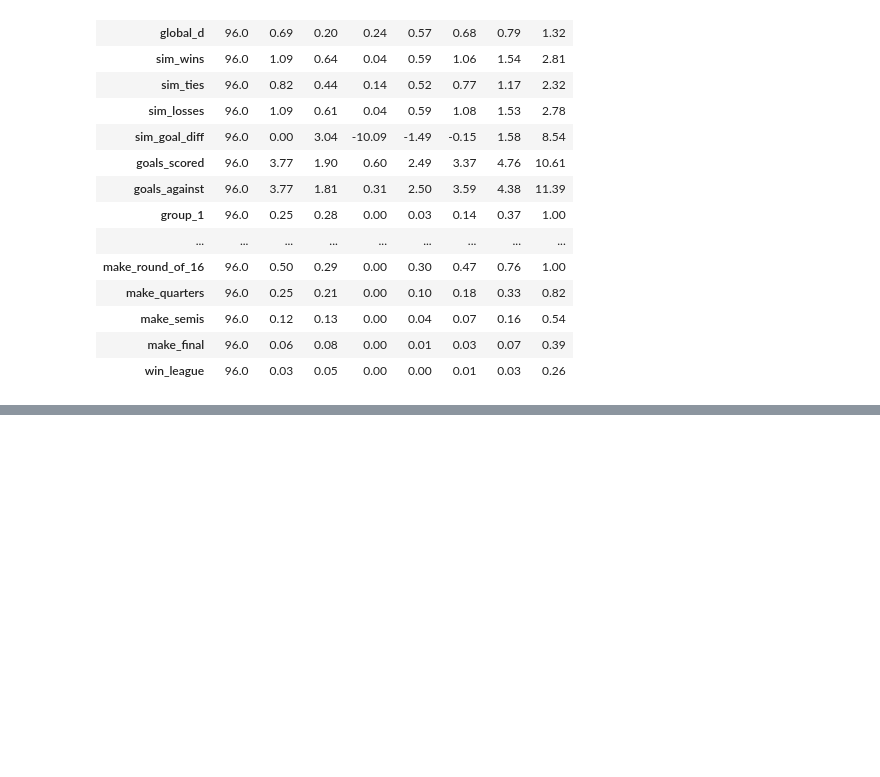
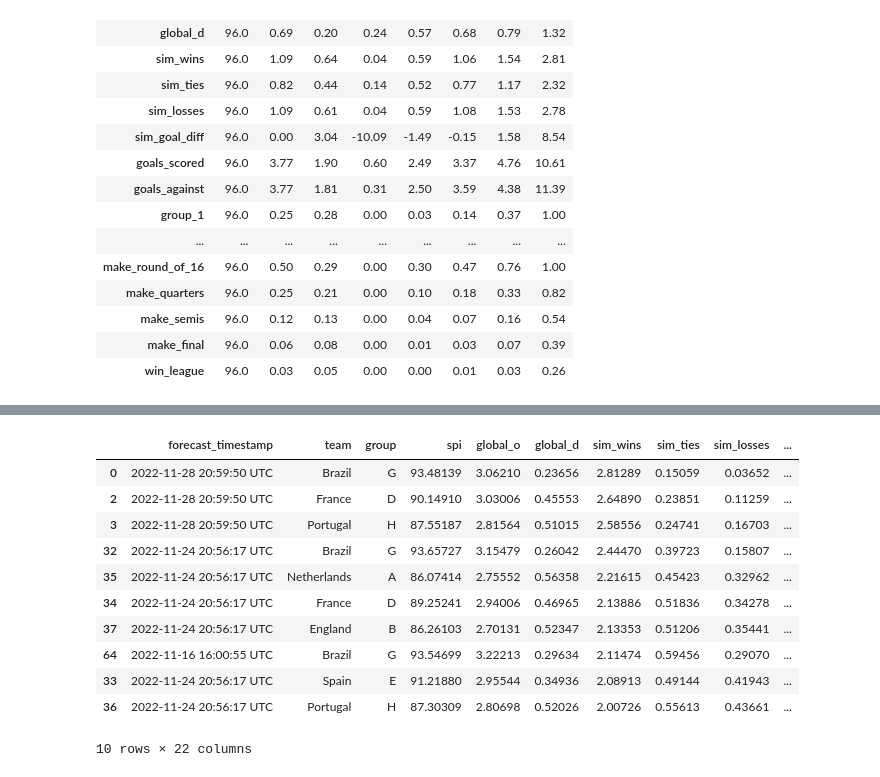
Before and after one commit to Philipp-Bauer/homework-1, a Jupyter notebook: notebooks/04-data-exploration.ipynb, the cells around one changed output, grey strips where cells are left out. Cells and saved outputs as stored; diff of their text form; code cells hidden in the pictures; blank space fills up the shorter version.

```diff
--- a/notebooks/04-data-exploration.ipynb
+++ b/notebooks/04-data-exploration.ipynb
@@ -175,0 +133,18 @@ bar + rule
+# %%
+#top ten goals scored
+df_top_wins = df_world_cup.nlargest(n=10, columns=['sim_wins'])
+
+df_top_wins
+# %% [output]
+|  | forecast_timestamp | team | group | spi | global_o | global_d | sim_wins | sim_ties | sim_losses | ... |
+| 0 | 2022-11-28 20:59:50 UTC | Brazil | G | 93.48139 | 3.06210 | 0.23656 | 2.81289 | 0.15059 | 0.03652 | ... |
+| 2 | 2022-11-28 20:59:50 UTC | France | D | 90.14910 | 3.03006 | 0.45553 | 2.64890 | 0.23851 | 0.11259 | ... |
+| 3 | 2022-11-28 20:59:50 UTC | Portugal | H | 87.55187 | 2.81564 | 0.51015 | 2.58556 | 0.24741 | 0.16703 | ... |
+| 32 | 2022-11-24 20:56:17 UTC | Brazil | G | 93.65727 | 3.15479 | 0.26042 | 2.44470 | 0.39723 | 0.15807 | ... |
+| 35 | 2022-11-24 20:56:17 UTC | Netherlands | A | 86.07414 | 2.75552 | 0.56358 | 2.21615 | 0.45423 | 0.32962 | ... |
+| 34 | 2022-11-24 20:56:17 UTC | France | D | 89.25241 | 2.94006 | 0.46965 | 2.13886 | 0.51836 | 0.34278 | ... |
+| 37 | 2022-11-24 20:56:17 UTC | England | B | 86.26103 | 2.70131 | 0.52347 | 2.13353 | 0.51206 | 0.35441 | ... |
+| 64 | 2022-11-16 16:00:55 UTC | Brazil | G | 93.54699 | 3.22213 | 0.29634 | 2.11474 | 0.59456 | 0.29070 | ... |
+| 33 | 2022-11-24 20:56:17 UTC | Spain | E | 91.21880 | 2.95544 | 0.34936 | 2.08913 | 0.49144 | 0.41943 | ... |
+| 36 | 2022-11-24 20:56:17 UTC | Portugal | H | 87.30309 | 2.80698 | 0.52026 | 2.00726 | 0.55613 | 0.43661 | ... |
+10 rows × 22 columns
```
Also changed, not shown: parts of 9 cells of this notebook.
